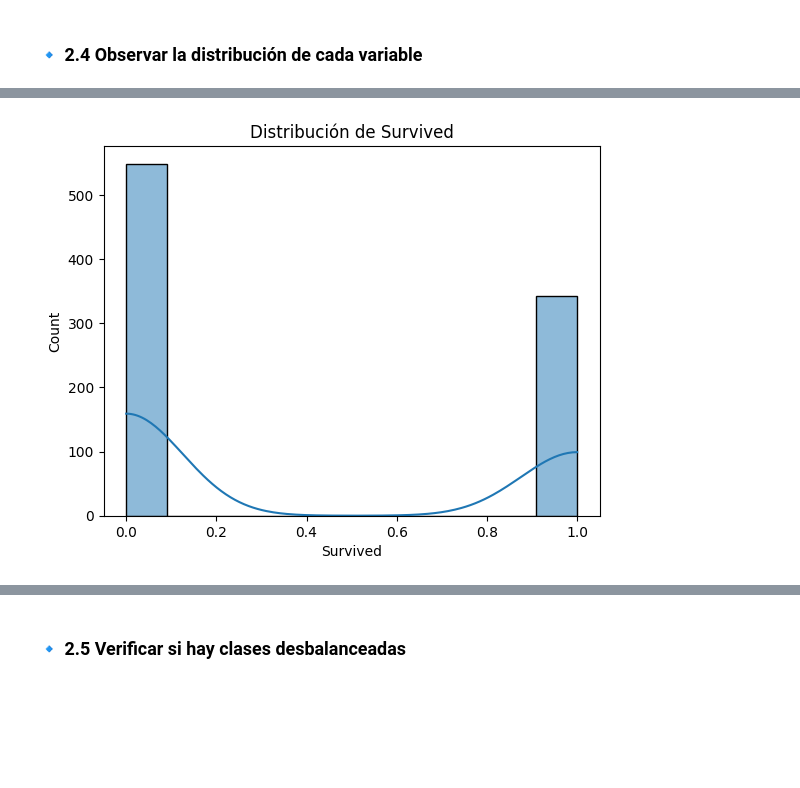
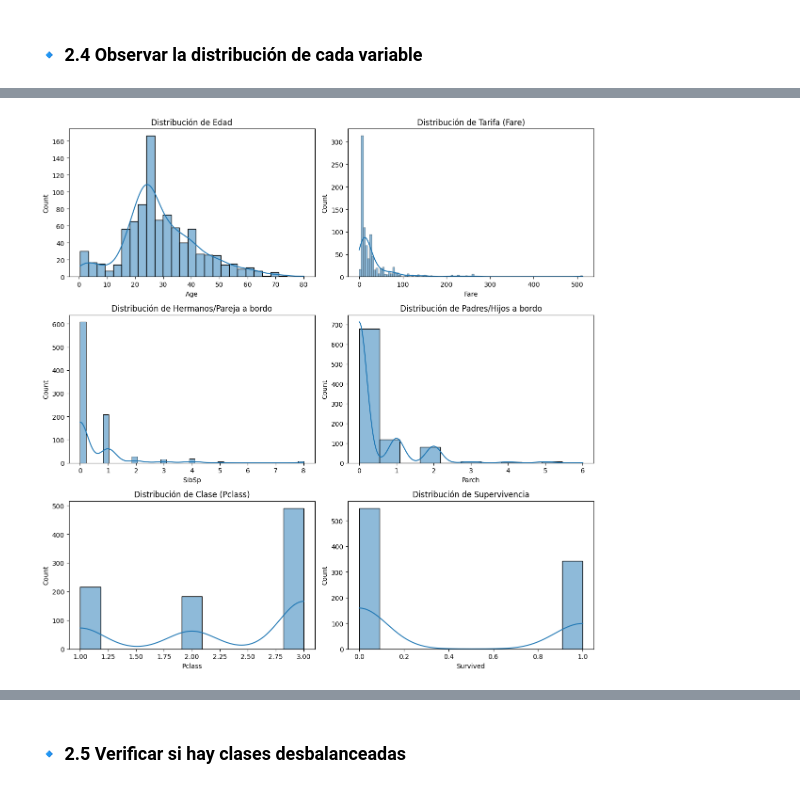
Before and after one commit to paulairazoqui/Titanic---Machine-Learning-from-Disaster, a Jupyter notebook: Estructurado.ipynb, the cells around one changed output, grey strips where cells are left out. Cells and saved outputs as stored; diff of their text form; code cells hidden in the pictures; blank space fills up the shorter version.

```diff
--- a/Estructurado.ipynb
+++ b/Estructurado.ipynb
@@ -143,7 +164,19 @@ plt.show()
-# %%
-# Distribución de la Survived
-sns.histplot(train['Survived'], kde=True)
-plt.title("Distribución de Survived")
-plt.show()
-# %% [output]
-[figure, removed]
+# %%
+# 🎯 Variables a graficar
+variables = ['Age', 'Fare', 'SibSp', 'Parch', 'Pclass', 'Survived']
+titulos = ['Edad', 'Tarifa (Fare)', 'Hermanos/Pareja a bordo',
+           'Padres/Hijos a bordo', 'Clase (Pclass)', 'Supervivencia']
+
+# 🎨 Setup del grid
+fig, axes = plt.subplots(3, 2, figsize=(12, 12))
+axes = axes.flatten()
+
+# 📊 Graficar cada variable
+for i, var in enumerate(variables):
+    sns.histplot(train[var], kde=True, ax=axes[i])
+    axes[i].set_title(f'Distribución de {titulos[i]}')
+
+plt.tight_layout()
+plt.show()
+# %% [output]
+[figure, added]
```
Also changed, not shown: parts of 49 cells of this notebook, 1 other file.
